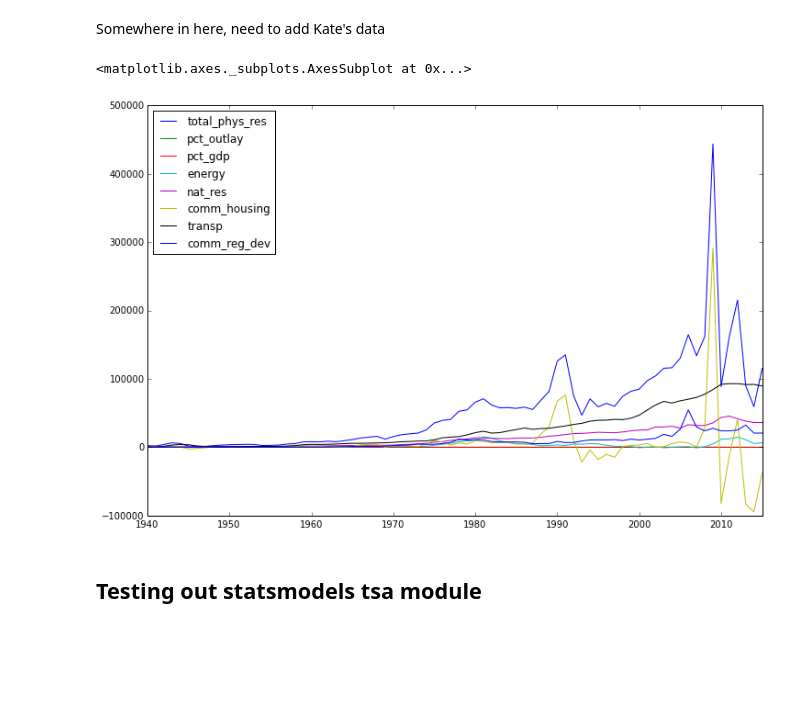
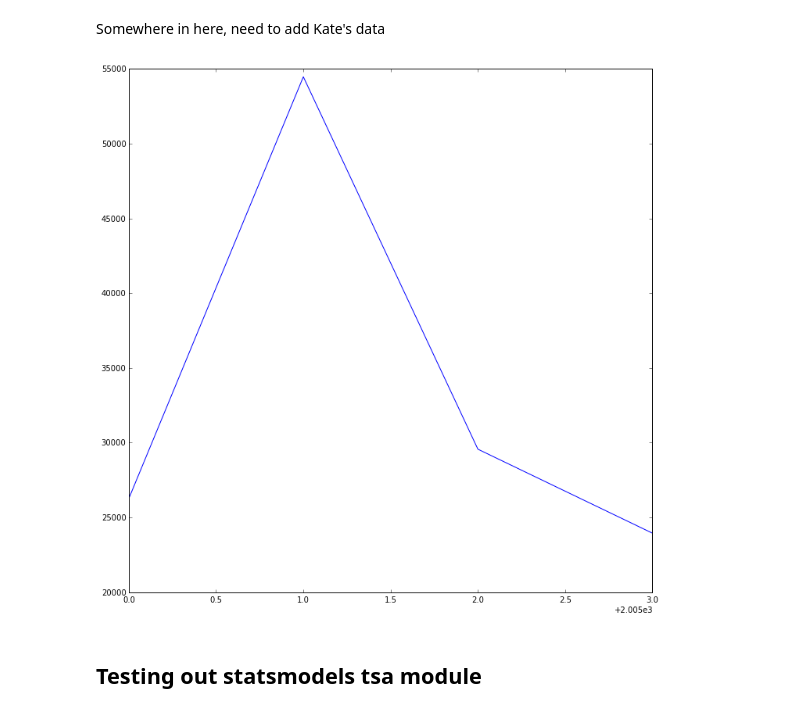
Before and after one commit to geordgez/dt_spending_impacts_1, a Jupyter notebook: src/wh_spending_exploration.ipynb, the cells around one changed output. Saved outputs shown, nothing was run; the diff lists cells and outputs as text; code cells hidden in the pictures; blank space fills up the shorter version.

```diff
--- a/src/wh_spending_exploration.ipynb
+++ b/src/wh_spending_exploration.ipynb
@@ -19,15 +19,5 @@ t31_super_fxn = pd.read_excel('../data/hist03z1.xls',
                               skiprows = 1, index_col = 'Superfunction and Function',)
 
 # select columns
-t31_super_fxn = t31_super_fxn.loc[['Physical resources','Energy','Natural Resources and Environment',
-                  'Commerce and Housing Credit','Transportation','Community and Regional Development']]
+t31_super_fxn = t31_super_fxn.iloc[[32,1,2,11,38,48,12,13,14,17,18]]
 t31_super_fxn = t31_super_fxn.T
-
-# rename columns
-t31_super_fxn.columns = ['total_phys_res','pct_outlay','pct_gdp','energy','nat_res',
-                        'comm_housing','transp','comm_reg_dev']
-
-# filter out estimates
-t31_super_fxn = t31_super_fxn[t31_super_fxn.index <= '2015']
-
-t31_super_fxn.head()
@@ -40,0 +33,14 @@ t31_super_fxn.head()
+# %%
+# rename columns
+t31_super_fxn.columns = ['ttl_fed_outlays','natl_defense','human_resources',
+                         'total_physical_resources','inf_pct_of_outlay','inf_pct_of_gdp','energy',
+                         'natural_resources',
+                         'commercial_housing_credit','transportation','community_regional_development']
+
+# filter out estimates
+t31_super_fxn = t31_super_fxn[t31_super_fxn.index <= '2015']
+
+# convert index to integer
+t31_super_fxn.index = t31_super_fxn.index.astype(int)
+
+t31_super_fxn.head()
@@ -41,10 +56,17 @@ t31_super_fxn.head()
 # %% [markdown]
 Somewhere in here, need to add Kate's data
-# %%
-t31_super_fxn.plot(figsize=(12,8))
-# %% [output]
-<matplotlib.axes._subplots.AxesSubplot at 0x...>
-[figure, removed]
+# %%
+begin_year = 2004
+end_year = 2008
+yr_range_spending_1 = t31_super_fxn[((t31_super_fxn.index > begin_year) & (t31_super_fxn.index <= end_year))][['energy','natural_resources','transportation','community_regional_development']]
+# %%
+fig, ax = plt.subplots(1,1,figsize=(12,12))
+
+bars_1 = ax.plot(yr_range_spending_1.index, yr_range_spending_1.community_regional_development)
+
+plt.show()
+# %% [output]
+[figure, added]
 # %% [markdown]
 ## Testing out statsmodels tsa module
 # %% [markdown]
```
Also changed, not shown: parts of 5 cells of this notebook.
